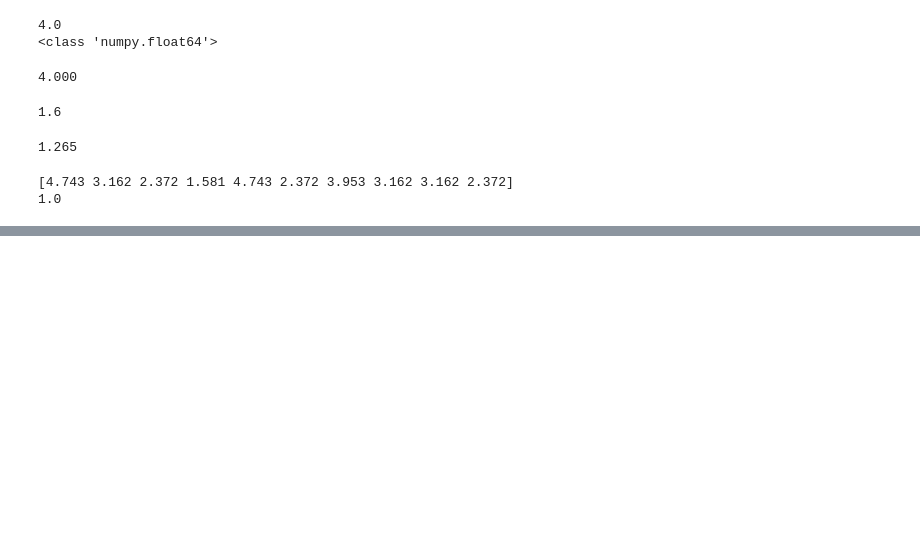
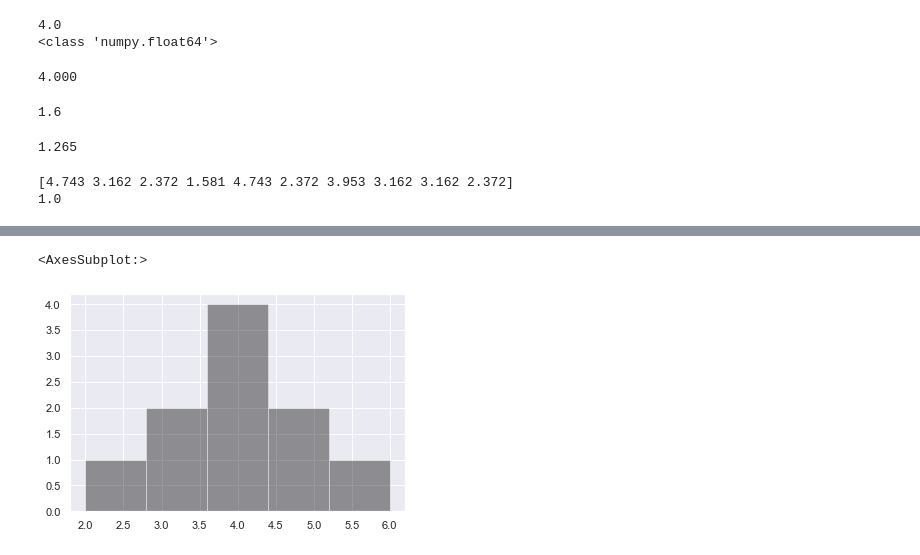
Before and after one commit to khm9888/projects, a Jupyter notebook: company_project/2022_marvrus/통계.ipynb, the cells around one changed output, grey strips where cells are left out. Saved outputs shown, nothing was run; the diff lists cells and outputs as text; code cells hidden in the pictures; blank space fills up the shorter version.

```diff
--- a/company_project/2022_marvrus/통계.ipynb
+++ b/company_project/2022_marvrus/통계.ipynb
@@ -54,0 +105,5 @@ print(np.std(fish_data/sd))
+# %%
+sns.distplot(fish_data,bins=5,color="black", kde=False)
+# %% [output]
+<AxesSubplot:>
+[figure, added]
```
Also changed, not shown: parts of 38 cells of this notebook, 3 other files.
